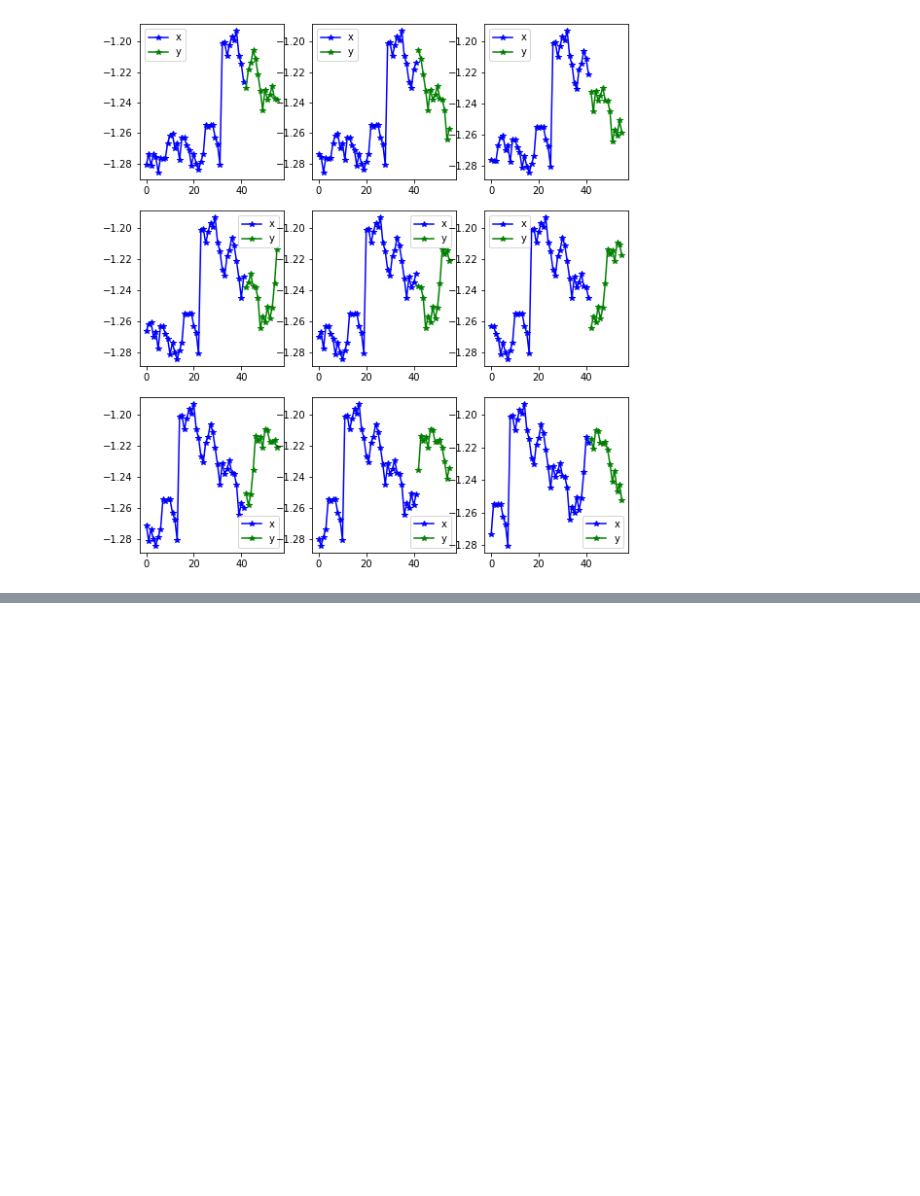
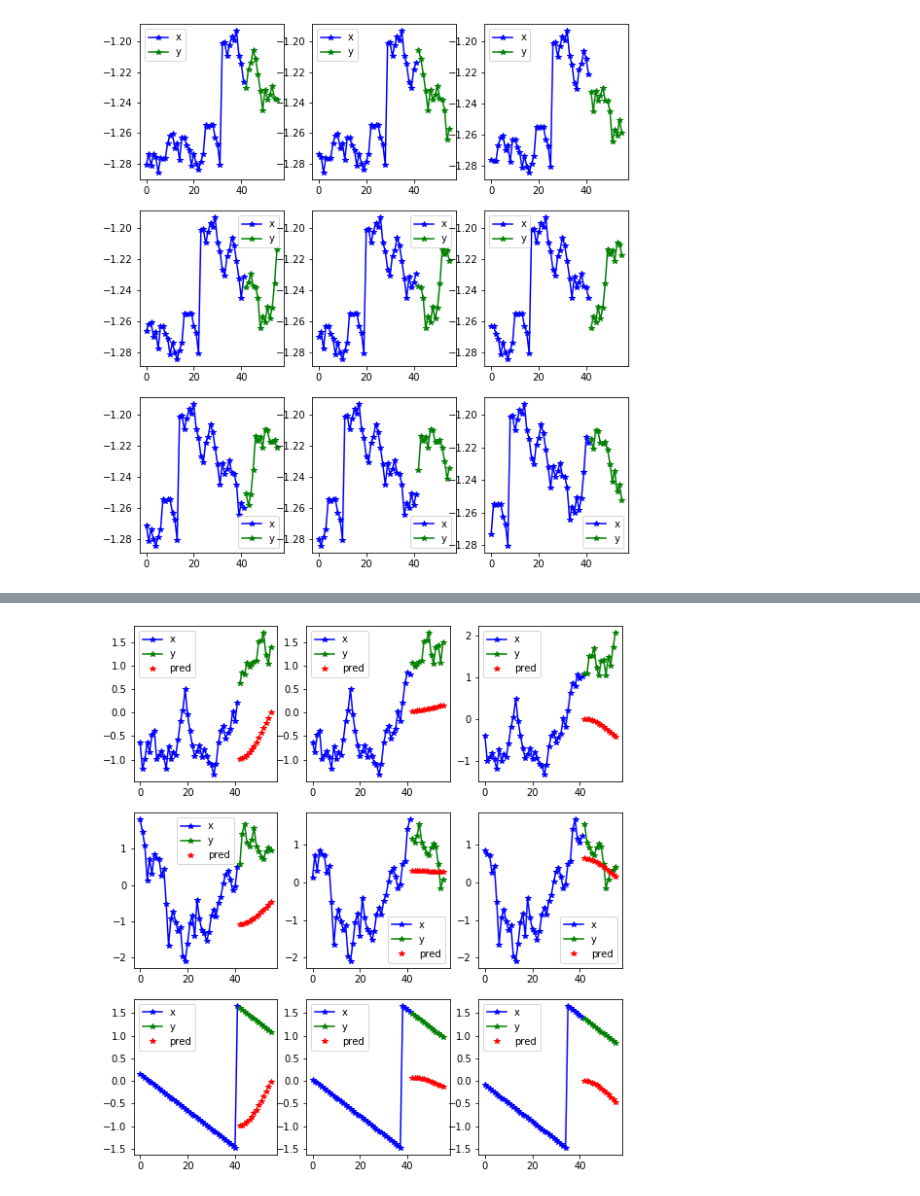
Before and after one commit to takotab/fastseq, a Jupyter notebook: nbs/index.ipynb, the cells around one changed output, grey strips where cells are left out. Saved outputs shown, nothing was run; the diff lists cells and outputs as text; code cells hidden in the pictures; blank space fills up the shorter version.

```diff
--- a/nbs/index.ipynb
+++ b/nbs/index.ipynb
@@ -55,0 +68,3 @@ learn.recorder.plot_loss()
+# %%
+learn.show_results(1,max_n=9)
+# %% [output]
@@ -55,0 +72 @@ learn.recorder.plot_loss()
+[figure, added]
```
Also changed, not shown: parts of 10 cells of this notebook, 5 other files.
